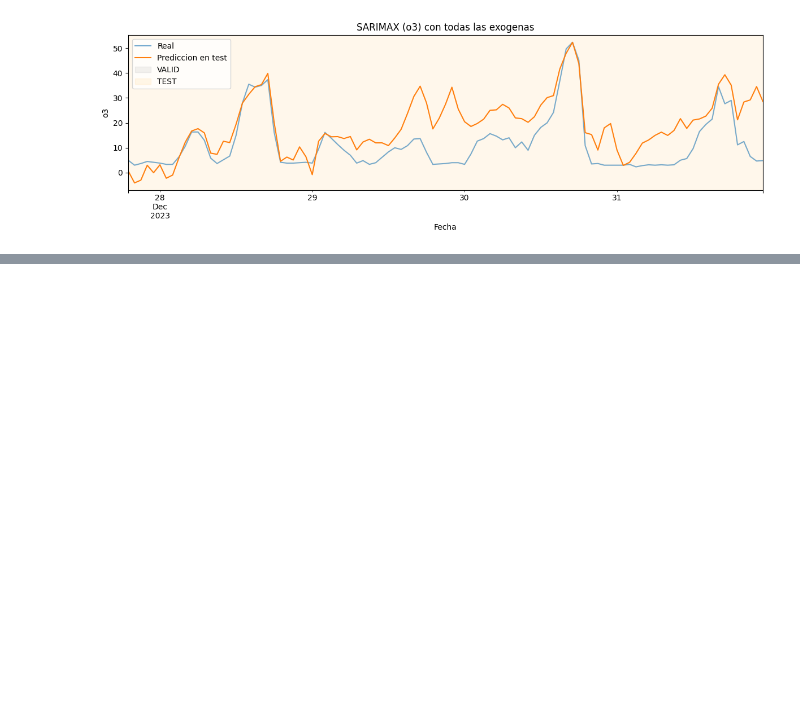
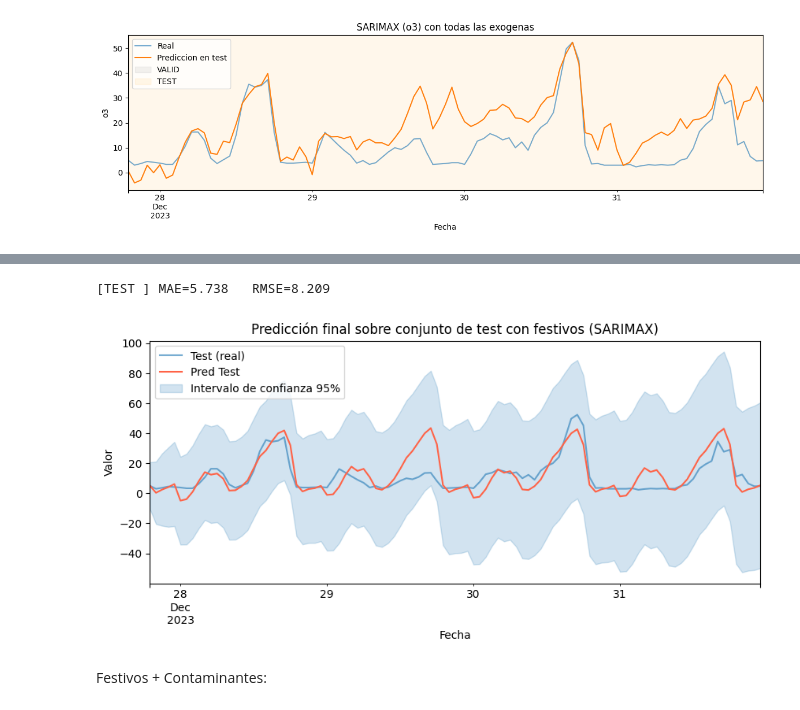
Before and after one commit to ignacioareal23-svg/AASeriesTemporalesFlujosDeDatos, a Jupyter notebook: ProyectoSeries/arima.ipynb, the cells around one changed output, grey strips where cells are left out. Cells and saved outputs as stored; diff of their text form; code cells hidden in the pictures; blank space fills up the shorter version.

```diff
--- a/ProyectoSeries/arima.ipynb
+++ b/ProyectoSeries/arima.ipynb
@@ -1007,0 +1086,31 @@ plt.show()
+# %%
+best_forecaster.fit(y=y_bt, exog=exog)
+pred_test = best_forecaster.predict(steps=len(y_test), exog=exog_test)
+predictions = best_forecaster.predict_interval(steps=len(y_test),exog=exog_test, alpha=0.05)
+pred_test.name = 'pred'
+
+MAE_test = mean_absolute_error(y_test, pred_test)
+RMSE_test = sqrt(mean_squared_error(y_test, pred_test))
+print(f"[TEST ] MAE={MAE_test:.3f}   RMSE={RMSE_test:.3f}")
+
+
+
+plt.figure(figsize=(10,4))
+y_test.plot(label="Test (real)", alpha=0.6)
+pred_test.plot(label="Pred Test", color="tomato")
+plt.fill_between(
+    predictions.index,
+    predictions['lower_bound'],
+    predictions['upper_bound'],
+    color='tab:blue',
+    alpha=0.2,
+    label='Intervalo de confianza 95%'
+)
+plt.title("Predicción final sobre conjunto de test con festivos (SARIMAX)")
+plt.xlabel("Fecha"); plt.ylabel("Valor"); plt.legend()
+plt.show()
+# %% [output]
+[TEST ] MAE=5.738   RMSE=8.209
+[figure, added]
+# %% [markdown]
+Festivos + Contaminantes:
```
Also changed, not shown: parts of 14 cells of this notebook.
